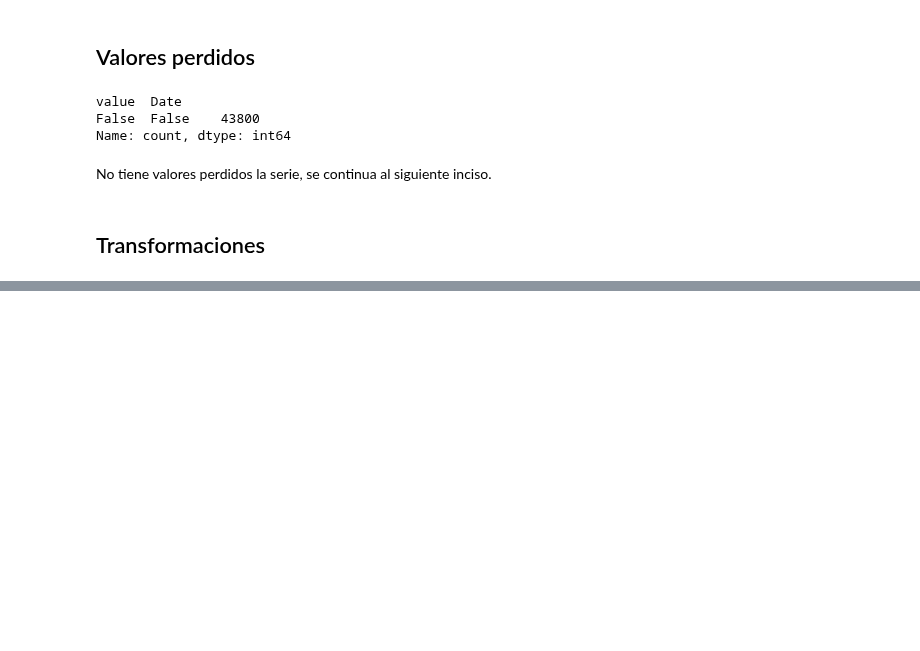
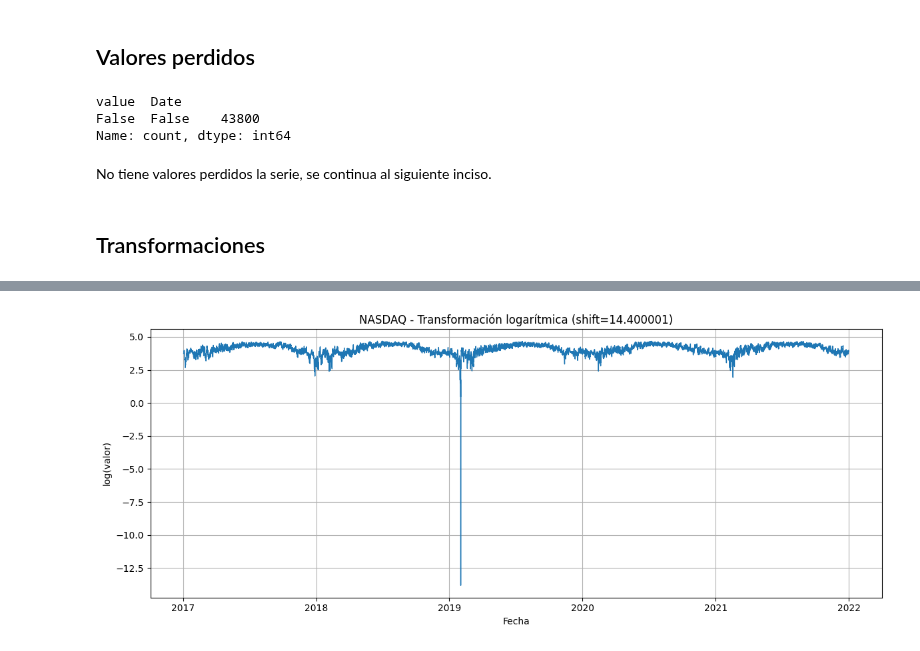
Before and after one commit to morenoarmando17-debug/Diplomado, a Jupyter notebook: Módulo 4 - Forecast.ipynb, the cells around one changed output, grey strips where cells are left out. Cells and saved outputs as stored; diff of their text form; code cells hidden in the pictures; blank space fills up the shorter version.

```diff
--- a/Módulo 4 - Forecast.ipynb
+++ b/Módulo 4 - Forecast.ipynb
@@ -118,0 +146,36 @@ Top frecuencias dominantes (serie original centrada):
+# %%
+
+df = df.copy()
+df["Date"] = pd.to_datetime(df["Date"])
+df = df.sort_values("Date")
+
+s = df.set_index("Date")["value"].astype(float)
+
+
+min_val = s.min()
+shift = 0.0
+if min_val <= 0:
+    shift = abs(min_val) + 1e-6
+
+s_log = np.log(s + shift)
+s_log.name = "log(value_shifted)"
+
+plt.figure(figsize=(12, 5))
+plt.plot(s_log, linewidth=1)
+plt.title(f"NASDAQ - Transformación logarítmica (shift={shift:.6f})")
+plt.xlabel("Tiempo" if not isinstance(s.index, pd.DatetimeIndex) else "Fecha")
+plt.ylabel("log(valor)")
+plt.grid(True)
+plt.tight_layout()
+plt.show()
+
+train_size = int(len(s_log) * 0.8)
+
+y_train_series = s_log.iloc[:train_size]
+y_test_series  = s_log.iloc[train_size:]
+
+print(y_train_series.shape, y_test_series.shape)
+print("Train:", y_train_series.index.min(), "->", y_train_series.index.max())
+print("Test :", y_test_series.index.min(),  "->", y_test_series.index.max())
+# %% [output]
+[figure, added]
```
Also changed, not shown: parts of 17 cells of this notebook, 3 other files.
